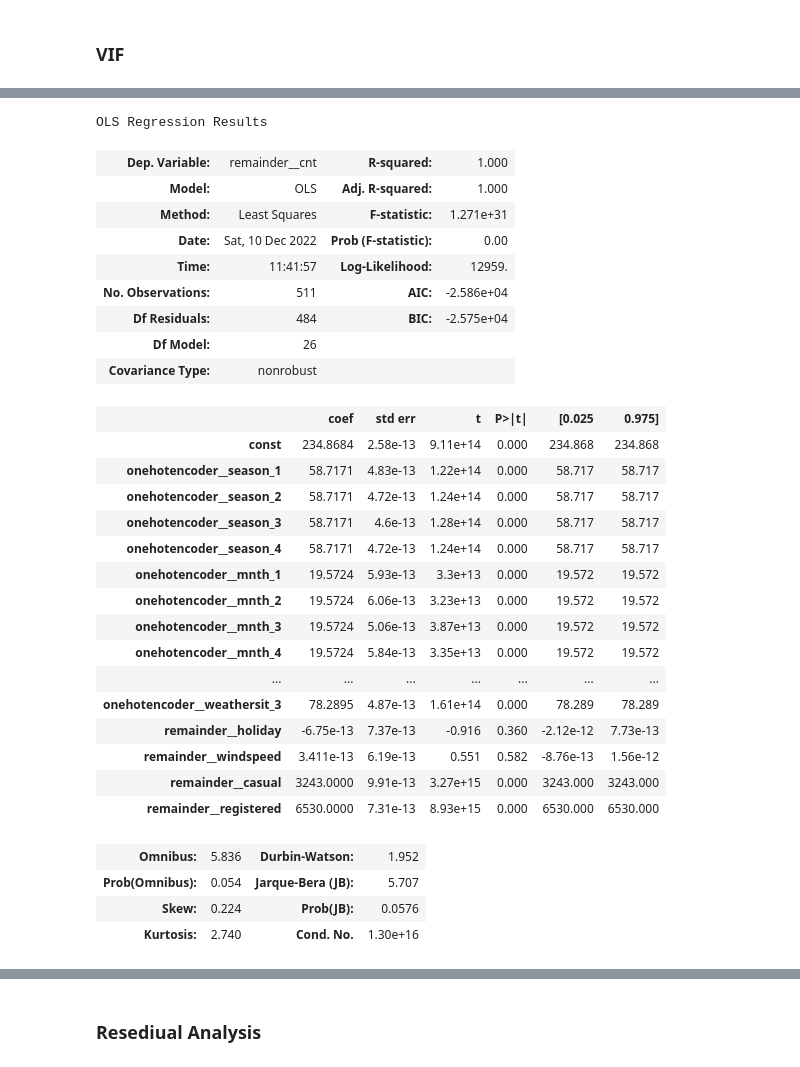
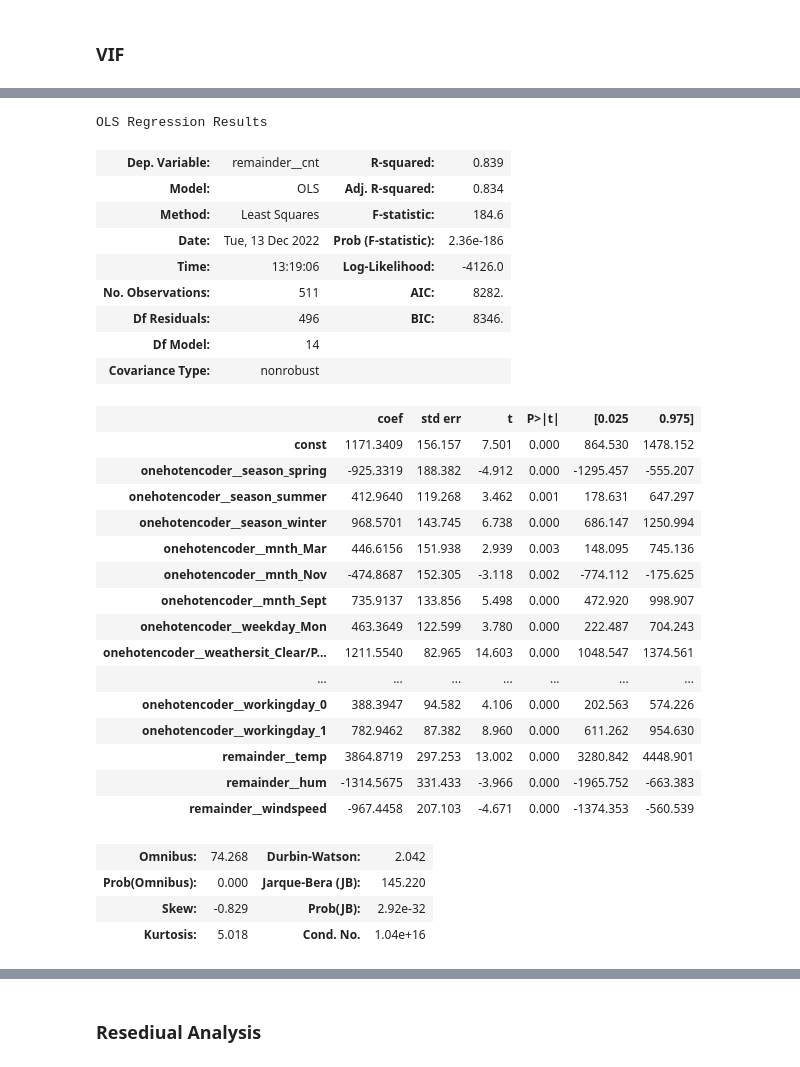
Before and after one commit to hargurjeet/Bike_Sharing_Case_Study, a Jupyter notebook: Bike_Sharing_Case_Study.ipynb, the cells around one changed output, grey strips where cells are left out. Drawn from its saved outputs; the diff is of its cells as text; code cells hidden in the pictures.

```diff
--- a/Bike_Sharing_Case_Study.ipynb
+++ b/Bike_Sharing_Case_Study.ipynb
@@ -335,7 +338,9 @@ transformed_df.head()
 # %% [markdown]
 ### Performing the train test split
 # %%
-X = transformed_df.drop('remainder__cnt', axis=1)
+# dropping target column
+# Also dropping casual and registered as both adds upto cnt
+X = transformed_df.drop(['remainder__cnt','remainder__casual', 'remainder__registered'], axis=1)
 y = transformed_df.remainder__cnt
 
 X_train, X_test, y_train, y_test = train_test_split(X, y, test_size=0.30, random_state=42)
@@ -353,7 +358,7 @@ print(X_test.shape)
 As this distribution is not close to normal or gaussian distribution hence choosing min max scaler for scaling
 # %%
 numberic_variable = ['remainder__temp', 'remainder__hum',
-       'remainder__windspeed', 'remainder__casual', 'remainder__registered']
+       'remainder__windspeed']
 # X_train[features]
 
 scaler = MinMaxScaler()
@@ -455,6 +483,6 @@ vif
 # %%
 ## identifying the varibles having high p values and VIF
-X = X_train.drop('remainder__temp', axis=1)
+X = X_train.drop('onehotencoder__weekday_Thurs', axis=1)
 # %%
 X_train_sm = sm.add_constant(X)
 
@@ -528,0 +539,18 @@ vif
+# %%
+# bedroom seems to have high p value
+X = X.drop(['onehotencoder__mnth_Apr', 'onehotencoder__mnth_Aug','onehotencoder__mnth_Dec','onehotencoder__mnth_Feb', \
+            'onehotencoder__mnth_Jan','onehotencoder__mnth_Jul','onehotencoder__mnth_Jun','onehotencoder__mnth_May', \
+            'onehotencoder__mnth_Oct','onehotencoder__weekday_Fri','onehotencoder__weekday_Sat','onehotencoder__weekday_Sun', \
+            'onehotencoder__weekday_Tues','onehotencoder__weekday_Wed','onehotencoder__holiday_1'], axis=1)
+
+# Building the model
+X_train_sm = sm.add_constant(X)
+
+#create model
+lr = sm.OLS(y_train, X_train_sm)
+
+#fit
+lr_model=lr.fit()
+
+#params
+lr_model.summary()
@@ -529,48 +599,48 @@ vif
 # %%
 # bedroom seems to have high p value
-X = X.drop('remainder__yr', axis=1)
+X = X.drop(['onehotencoder__season_fall', 'onehotencoder__holiday_0'], axis=1)
 
 # Building the model
 X_train_sm = sm.add_constant(X)
 
 #create model
 lr = sm.OLS(y_train, X_train_sm)
 
 #fit
 lr_model=lr.fit()
 
 #params
 lr_model.summary()
 # %% [output]
 OLS Regression Results
-| Dep. Variable: | remainder__cnt | R-squared: | 1.000 |
-| Model: | OLS | Adj. R-squared: | 1.000 |
-| Method: | Least Squares | F-statistic: | 1.271e+31 |
-| Date: | Sat, 10 Dec 2022 | Prob (F-statistic): | 0.00 |
-| Time: | 11:41:57 | Log-Likelihood: | 12959. |
-| No. Observations: | 511 | AIC: | -2.586e+04 |
-| Df Residuals: | 484 | BIC: | -2.575e+04 |
-| Df Model: | 26 |  |  |
+| Dep. Variable: | remainder__cnt | R-squared: | 0.839 |
+| Model: | OLS | Adj. R-squared: | 0.834 |
+| Method: | Least Squares | F-statistic: | 184.6 |
+| Date: | Tue, 13 Dec 2022 | Prob (F-statistic): | 2.36e-186 |
+| Time: | 13:19:06 | Log-Likelihood: | -4126.0 |
+| No. Observations: | 511 | AIC: | 8282. |
+| Df Residuals: | 496 | BIC: | 8346. |
+| Df Model: | 14 |  |  |
 | Covariance Type: | nonrobust |  |  |
 |  | coef | std err | t | P>|t| | [0.025 | 0.975] |
-| const | 234.8684 | 2.58e-13 | 9.11e+14 | 0.000 | 234.868 | 234.868 |
-| onehotencoder__season_1 | 58.7171 | 4.83e-13 | 1.22e+14 | 0.000 | 58.717 | 58.717 |
-| onehotencoder__season_2 | 58.7171 | 4.72e-13 | 1.24e+14 | 0.000 | 58.717 | 58.717 |
-| onehotencoder__season_3 | 58.7171 | 4.6e-13 | 1.28e+14 | 0.000 | 58.717 | 58.717 |
-| onehotencoder__season_4 | 58.7171 | 4.72e-13 | 1.24e+14 | 0.000 | 58.717 | 58.717 |
-| onehotencoder__mnth_1 | 19.5724 | 5.93e-13 | 3.3e+13 | 0.000 | 19.572 | 19.572 |
-| onehotencoder__mnth_2 | 19.5724 | 6.06e-13 | 3.23e+13 | 0.000 | 19.572 | 19.572 |
-| onehotencoder__mnth_3 | 19.5724 | 5.06e-13 | 3.87e+13 | 0.000 | 19.572 | 19.572 |
-| onehotencoder__mnth_4 | 19.5724 | 5.84e-13 | 3.35e+13 | 0.000 | 19.572 | 19.572 |
+| const | 1171.3409 | 156.157 | 7.501 | 0.000 | 864.530 | 1478.152 |
+| onehotencoder__season_spring | -925.3319 | 188.382 | -4.912 | 0.000 | -1295.457 | -555.207 |
+| onehotencoder__season_summer | 412.9640 | 119.268 | 3.462 | 0.001 | 178.631 | 647.297 |
+| onehotencoder__season_winter | 968.5701 | 143.745 | 6.738 | 0.000 | 686.147 | 1250.994 |
+| onehotencoder__mnth_Mar | 446.6156 | 151.938 | 2.939 | 0.003 | 148.095 | 745.136 |
+| onehotencoder__mnth_Nov | -474.8687 | 152.305 | -3.118 | 0.002 | -774.112 | -175.625 |
+| onehotencoder__mnth_Sept | 735.9137 | 133.856 | 5.498 | 0.000 | 472.920 | 998.907 |
+| onehotencoder__weekday_Mon | 463.3649 | 122.599 | 3.780 | 0.000 | 222.487 | 704.243 |
+| onehotencoder__weathersit_Clear/P... | 1211.5540 | 82.965 | 14.603 | 0.000 | 1048.547 | 1374.561 |
 | ... | ... | ... | ... | ... | ... | ... |
-| onehotencoder__weathersit_3 | 78.2895 | 4.87e-13 | 1.61e+14 | 0.000 | 78.289 | 78.289 |
-| remainder__holiday | -6.75e-13 | 7.37e-13 | -0.916 | 0.360 | -2.12e-12 | 7.73e-13 |
-| remainder__windspeed | 3.411e-13 | 6.19e-13 | 0.551 | 0.582 | -8.76e-13 | 1.56e-12 |
-| remainder__casual | 3243.0000 | 9.91e-13 | 3.27e+15 | 0.000 | 3243.000 | 3243.000 |
-| remainder__registered | 6530.0000 | 7.31e-13 | 8.93e+15 | 0.000 | 6530.000 | 6530.000 |
+| onehotencoder__workingday_0 | 388.3947 | 94.582 | 4.106 | 0.000 | 202.563 | 574.226 |
+| onehotencoder__workingday_1 | 782.9462 | 87.382 | 8.960 | 0.000 | 611.262 | 954.630 |
+| remainder__temp | 3864.8719 | 297.253 | 13.002 | 0.000 | 3280.842 | 4448.901 |
+| remainder__hum | -1314.5675 | 331.433 | -3.966 | 0.000 | -1965.752 | -663.383 |
+| remainder__windspeed | -967.4458 | 207.103 | -4.671 | 0.000 | -1374.353 | -560.539 |
-| Omnibus: | 5.836 | Durbin-Watson: | 1.952 |
-| Prob(Omnibus): | 0.054 | Jarque-Bera (JB): | 5.707 |
-| Skew: | 0.224 | Prob(JB): | 0.0576 |
-| Kurtosis: | 2.740 | Cond. No. | 1.30e+16 |
+| Omnibus: | 74.268 | Durbin-Watson: | 2.042 |
+| Prob(Omnibus): | 0.000 | Jarque-Bera (JB): | 145.220 |
+| Skew: | -0.829 | Prob(JB): | 2.92e-32 |
+| Kurtosis: | 5.018 | Cond. No. | 1.04e+16 |
 Notes:
 [1] Standard Errors assume that the covariance matrix of the errors is correctly specified.
```
Also changed, not shown: parts of 24 cells of this notebook.
